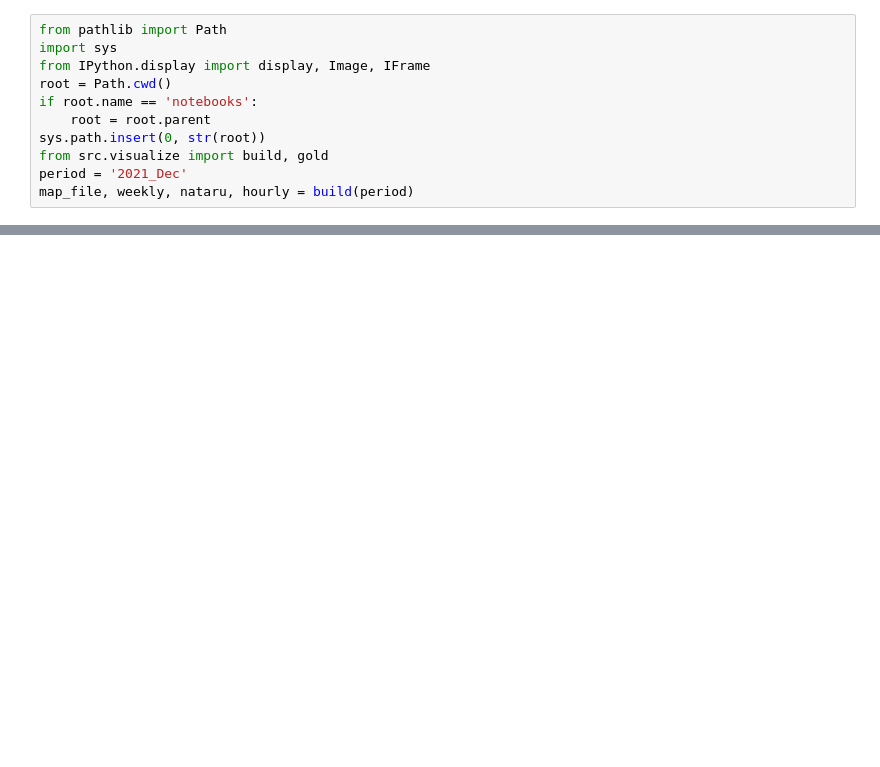
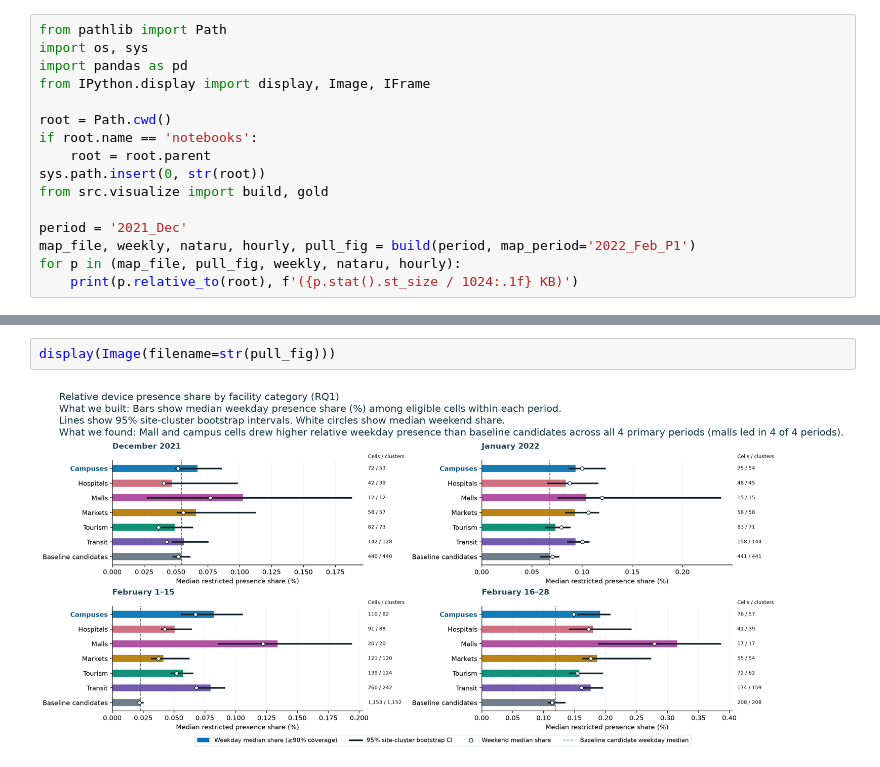
Before and after one commit to altafparves/Human-Mobility, a Jupyter notebook: notebooks/visuals.ipynb, the cells around one changed output, grey strips where cells are left out. Saved outputs shown, nothing was run; the diff lists cells and outputs as text; blank space fills up the shorter version.

```diff
--- a/notebooks/visuals.ipynb
+++ b/notebooks/visuals.ipynb
@@ -4,11 +4,16 @@ Explore device presence across 500 m cells and the hourly rhythms of kapanewon.
 # %%
 from pathlib import Path
-import sys
+import os, sys
+import pandas as pd
 from IPython.display import display, Image, IFrame
+
 root = Path.cwd()
 if root.name == 'notebooks':
     root = root.parent
 sys.path.insert(0, str(root))
 from src.visualize import build, gold
+
 period = '2021_Dec'
-map_file, weekly, nataru, hourly = build(period)
+map_file, weekly, nataru, hourly, pull_fig = build(period, map_period='2022_Feb_P1')
+for p in (map_file, pull_fig, weekly, nataru, hourly):
+    print(p.relative_to(root), f'({p.stat().st_size / 1024:.1f} KB)')
@@ -27,0 +40,4 @@ Ratios above one indicate a higher ordinary-weekday share. Categories overlap. C
+# %%
+display(Image(filename=str(pull_fig)))
+# %% [output]
+[figure, added]
```
Also changed, not shown: parts of 18 cells of this notebook, 14 other files.
